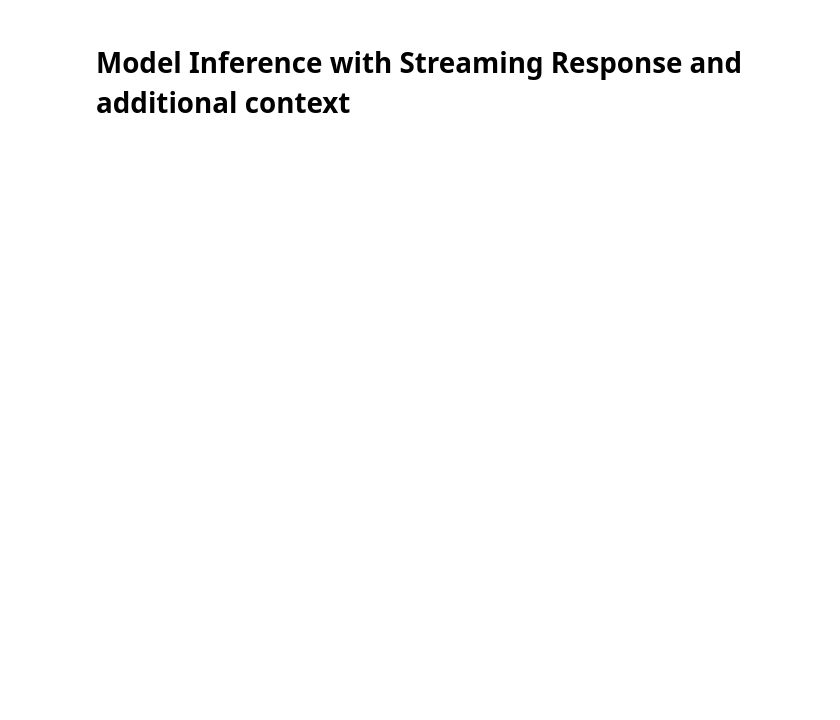
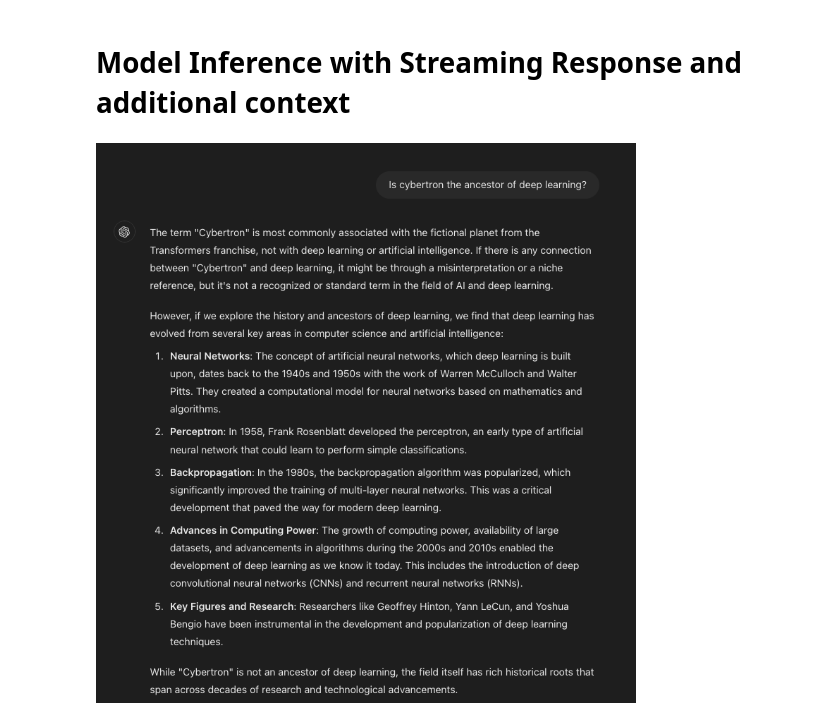
Before and after one commit to juliensimon/arcee-demos, a Jupyter notebook: sagemaker/deploy_spark_gpu.ipynb, the cells around one changed output. Drawn from its saved outputs; the diff is of its cells as text; code cells hidden in the pictures; blank space fills up the shorter version.

```diff
--- a/sagemaker/deploy_spark_gpu.ipynb
+++ b/sagemaker/deploy_spark_gpu.ipynb
@@ -151,3 +207,7 @@ print_event_stream(response['Body'])
 # %% [markdown]
 # Model Inference with Streaming Response and additional context
+# %%
+Image("chatgpt.png")
+# %% [output]
+[figure, added]
 # %%
```
Also changed, not shown: parts of 15 cells of this notebook, 1 other file.
